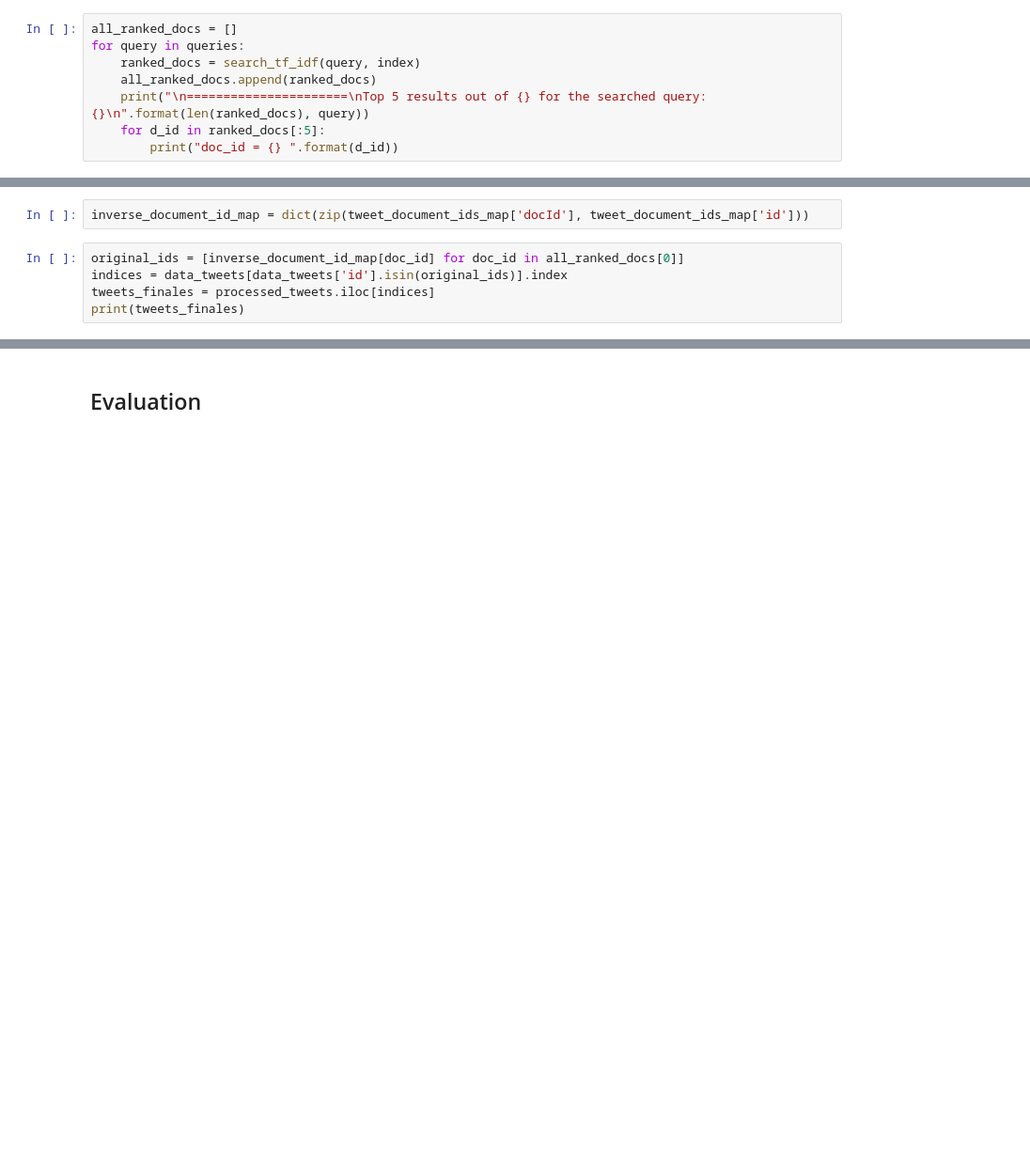
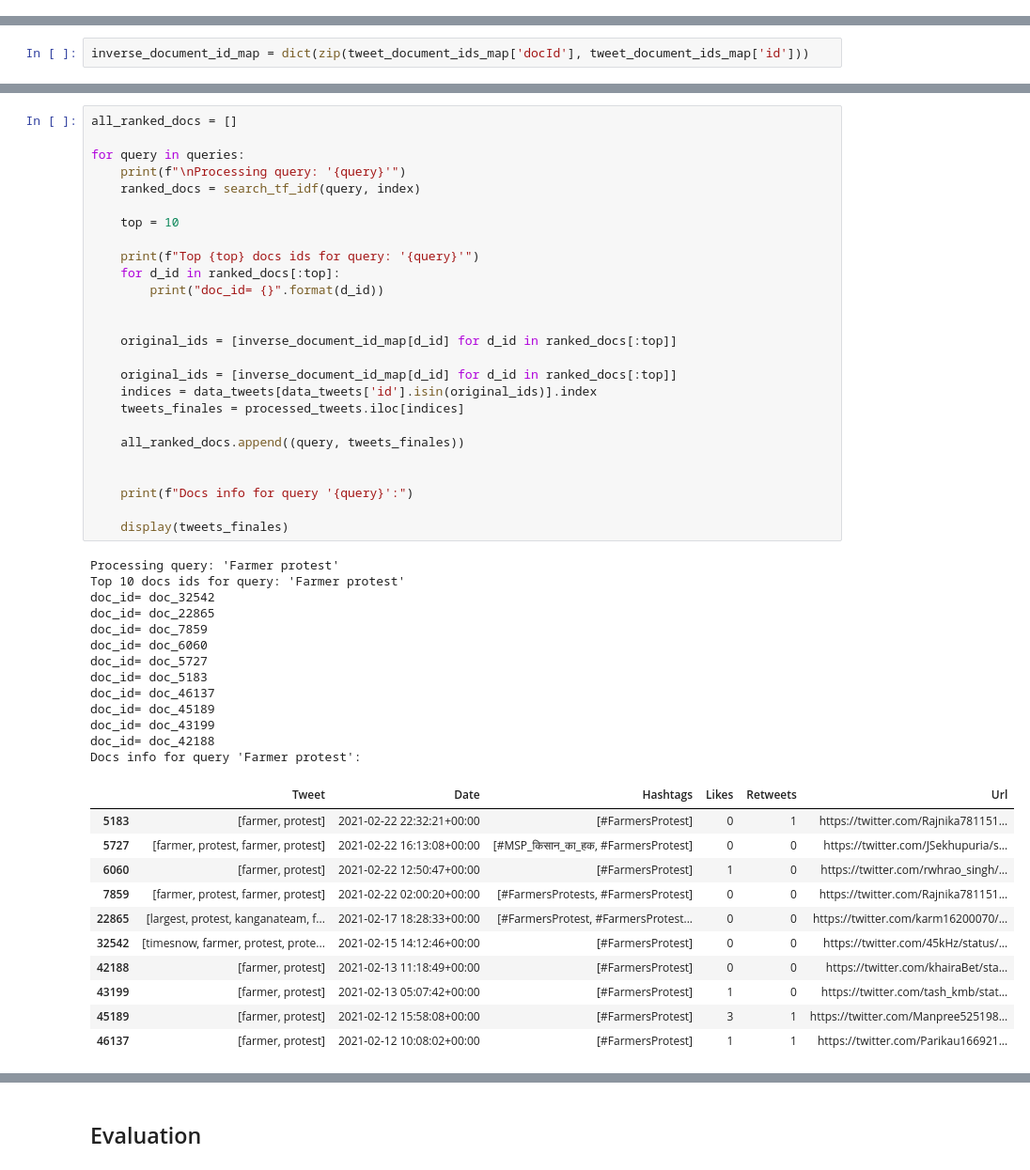
Before and after one commit to albayerga/G_102_6, a Jupyter notebook: part1.ipynb, the cells around one changed output, grey strips where cells are left out. Shown at 94% size. Cells and saved outputs as stored; diff of their text form; blank space fills up the shorter version.

```diff
--- a/part1.ipynb
+++ b/part1.ipynb
@@ -500,8 +568,0 @@ def search_tf_idf(query, index):
-# %%
-all_ranked_docs = []
-for query in queries:
-    ranked_docs = search_tf_idf(query, index)
-    all_ranked_docs.append(ranked_docs)
-    print("\n======================\nTop 5 results out of {} for the searched query: {}\n".format(len(ranked_docs), query))
-    for d_id in ranked_docs[:5]:
-        print("doc_id = {} ".format(d_id))
@@ -526,7 +569,2 @@ doc_id = doc_32720
 # %%
 inverse_document_id_map = dict(zip(tweet_document_ids_map['docId'], tweet_document_ids_map['id']))
-# %%
-original_ids = [inverse_document_id_map[doc_id] for doc_id in all_ranked_docs[0]]
-indices = data_tweets[data_tweets['id'].isin(original_ids)].index
-tweets_finales = processed_tweets.iloc[indices]
-print(tweets_finales)
@@ -637,0 +571,51 @@ tsne_plot_2d('Tweet words', embeddings_ak_2d, a=0.1)
+# %%
+all_ranked_docs = []
+
+for query in queries:
+    print(f"\nProcessing query: '{query}'")
+    ranked_docs = search_tf_idf(query, index)
+
+    top = 10
+
+    print(f"Top {top} docs ids for query: '{query}'")
+    for d_id in ranked_docs[:top]:
+        print("doc_id= {}".format(d_id))
+
+
+    original_ids = [inverse_document_id_map[d_id] for d_id in ranked_docs[:top]]
+
+    original_ids = [inverse_document_id_map[d_id] for d_id in ranked_docs[:top]]
+    indices = data_tweets[data_tweets['id'].isin(original_ids)].index
+    tweets_finales = processed_tweets.iloc[indices]
+
+    all_ranked_docs.append((query, tweets_finales))
+
+
+    print(f"Docs info for query '{query}':")
+
+    display(tweets_finales)
+# %% [output]
+Processing query: 'Farmer protest'
+Top 10 docs ids for query: 'Farmer protest'
+doc_id= doc_32542
+doc_id= doc_22865
+doc_id= doc_7859
+doc_id= doc_6060
+doc_id= doc_5727
+doc_id= doc_5183
+doc_id= doc_46137
+doc_id= doc_45189
+doc_id= doc_43199
+doc_id= doc_42188
+Docs info for query 'Farmer protest':
+|  | Tweet | Date | Hashtags | Likes | Retweets | Url |
+| 5183 | [farmer, protest] | 2021-02-22 22:32:21+00:00 | [#FarmersProtest] | 0 | 1 | https://twitter.com/Rajnika781151... |
+| 5727 | [farmer, protest, farmer, protest] | 2021-02-22 16:13:08+00:00 | [#MSP_किसान_का_हक, #FarmersProtest] | 0 | 0 | https://twitter.com/JSekhupuria/s... |
+| 6060 | [farmer, protest] | 2021-02-22 12:50:47+00:00 | [#FarmersProtest] | 1 | 0 | https://twitter.com/rwhrao_singh/... |
+| 7859 | [farmer, protest, farmer, protest] | 2021-02-22 02:00:20+00:00 | [#FarmersProtests, #FarmersProtest] | 0 | 0 | https://twitter.com/Rajnika781151... |
+| 22865 | [largest, protest, kanganateam, f... | 2021-02-17 18:28:33+00:00 | [#FarmersProtest, #FarmersProtest... | 0 | 0 | https://twitter.com/karm16200070/... |
+| 32542 | [timesnow, farmer, protest, prote... | 2021-02-15 14:12:46+00:00 | [#FarmersProtest] | 0 | 0 | https://twitter.com/45kHz/status/... |
+| 42188 | [farmer, protest] | 2021-02-13 11:18:49+00:00 | [#FarmersProtest] | 0 | 0 | https://twitter.com/khairaBet/sta... |
+| 43199 | [farmer, protest] | 2021-02-13 05:07:42+00:00 | [#FarmersProtest] | 1 | 0 | https://twitter.com/tash_kmb/stat... |
+| 45189 | [farmer, protest] | 2021-02-12 15:58:08+00:00 | [#FarmersProtest] | 3 | 1 | https://twitter.com/Manpree525198... |
+| 46137 | [farmer, protest] | 2021-02-12 10:08:02+00:00 | [#FarmersProtest] | 1 | 1 | https://twitter.com/Parikau166921... |
```
Also changed, not shown: parts of 51 cells of this notebook.
